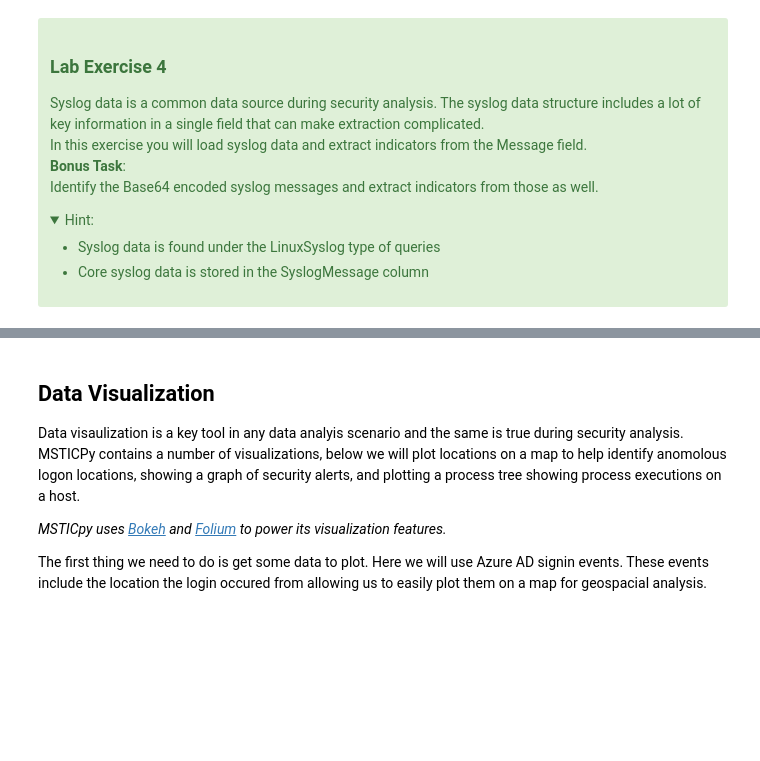
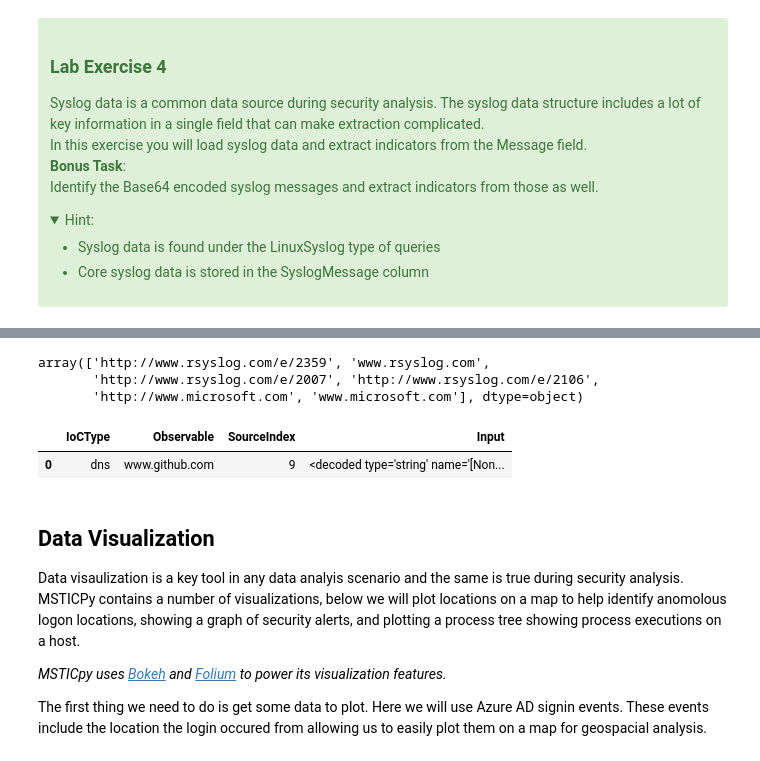
Before and after one commit to microsoft/msticpy-lab, a Jupyter notebook: MSTICPy_Lab_Completed.ipynb, the cells around one changed output, grey strips where cells are left out. Saved outputs shown, nothing was run; the diff lists cells and outputs as text; code cells hidden in the pictures; folded sections open; blank space fills up the shorter version.

```diff
--- a/MSTICPy_Lab_Completed.ipynb
+++ b/MSTICPy_Lab_Completed.ipynb
@@ -219,16 +366,22 @@ sysdf.head()
 # %%
 # Extract URL indicators from the SyslogMessage column and get a unique list of indicators found
-ioc_extractor = IoCExtract()
-ioc_df = ioc_extractor.extract(data=sysdf, columns=['SyslogMessage'], ioc_types=['url'])
-ioc_df['Observable'].unique()
+ioc_df = sysdf.mp_ioc.extract(columns=["SyslogMessage"], ioc_types=["url"])
+ioc_df["Observable"].unique()
+# %% [output]
+array(['http://www.rsyslog.com/e/2359', 'www.rsyslog.com',
+       'http://www.rsyslog.com/e/2007', 'http://www.rsyslog.com/e/2106',
+       'http://www.microsoft.com', 'www.microsoft.com'], dtype=object)
 # %%
 # Decode Base64 data and extract indicators
-sys_b64_df = base64.unpack_df(data=sysdf, column='SyslogMessage')
+sys_b64_df = sysdf.mp_b64.extract(column="SyslogMessage")
 # get a list of decoded strings
-sys_b64_df['decoded_string'].unique()
+sys_b64_df["decoded_string"].unique()
 # Extract dns indicators from these strings (use the full_decoded_string column)
-ioc_df = ioc_extractor.extract(data=sys_b64_df, columns=['full_decoded_string'], ioc_types=['dns'])
+ioc_df = sys_b64_df.mp_ioc.extract(columns=["full_decoded_string"], ioc_types=["dns"])
 ioc_df
+# %% [output]
+|  | IoCType | Observable | SourceIndex | Input |
+| 0 | dns | www.github.com | 9 | <decoded type='string' name='[Non... |
 # %% [markdown]
 ## Data Visualization
 Data visaulization is a key tool in any data analyis scenario and the same is true during security analysis. MSTICPy contains a number of visualizations, below we will plot locations on a map to help identify anomolous logon locations, showing a graph of security alerts, and plotting a process tree showing process executions on a host.<br>
```
Also changed, not shown: parts of 42 cells of this notebook, 3 other files.
